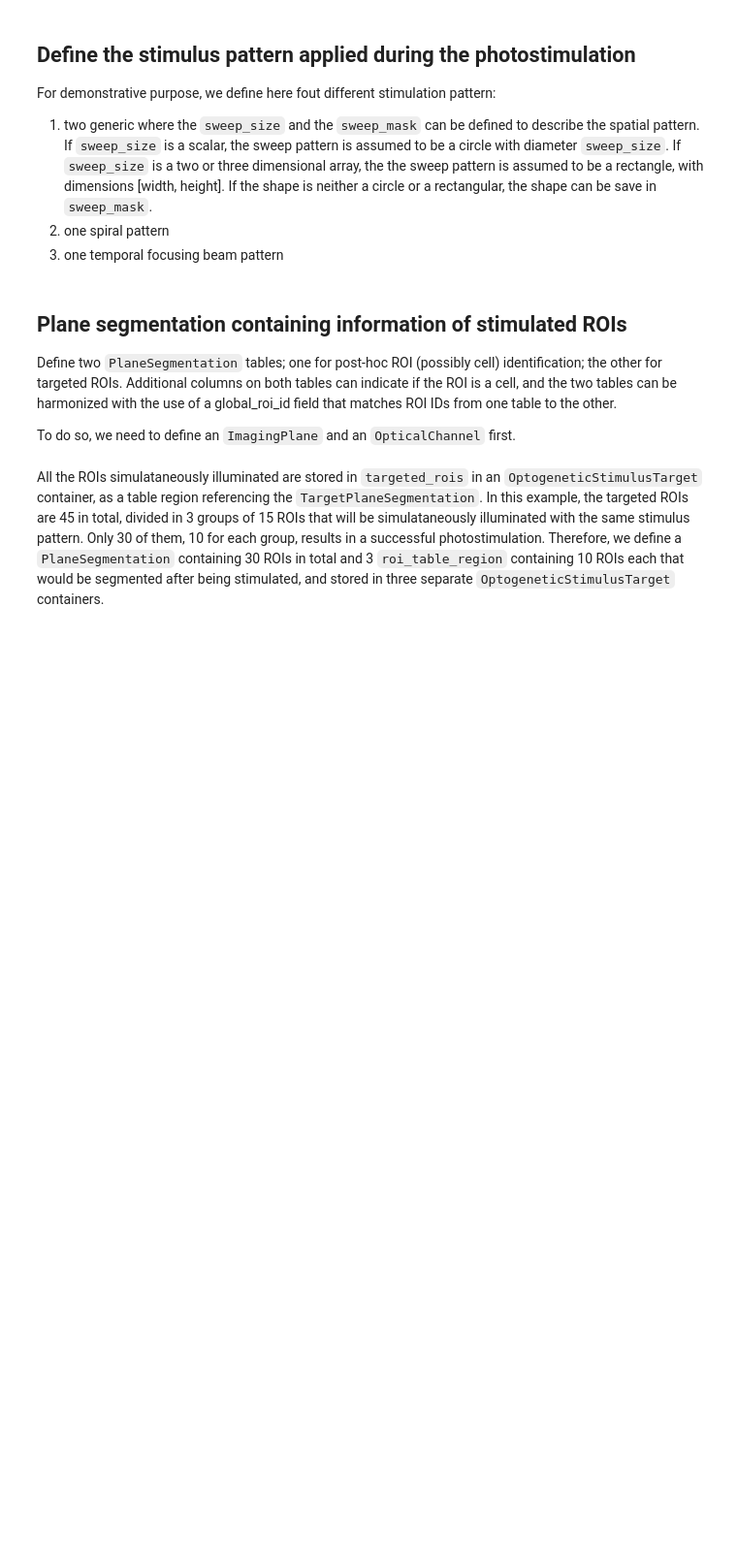
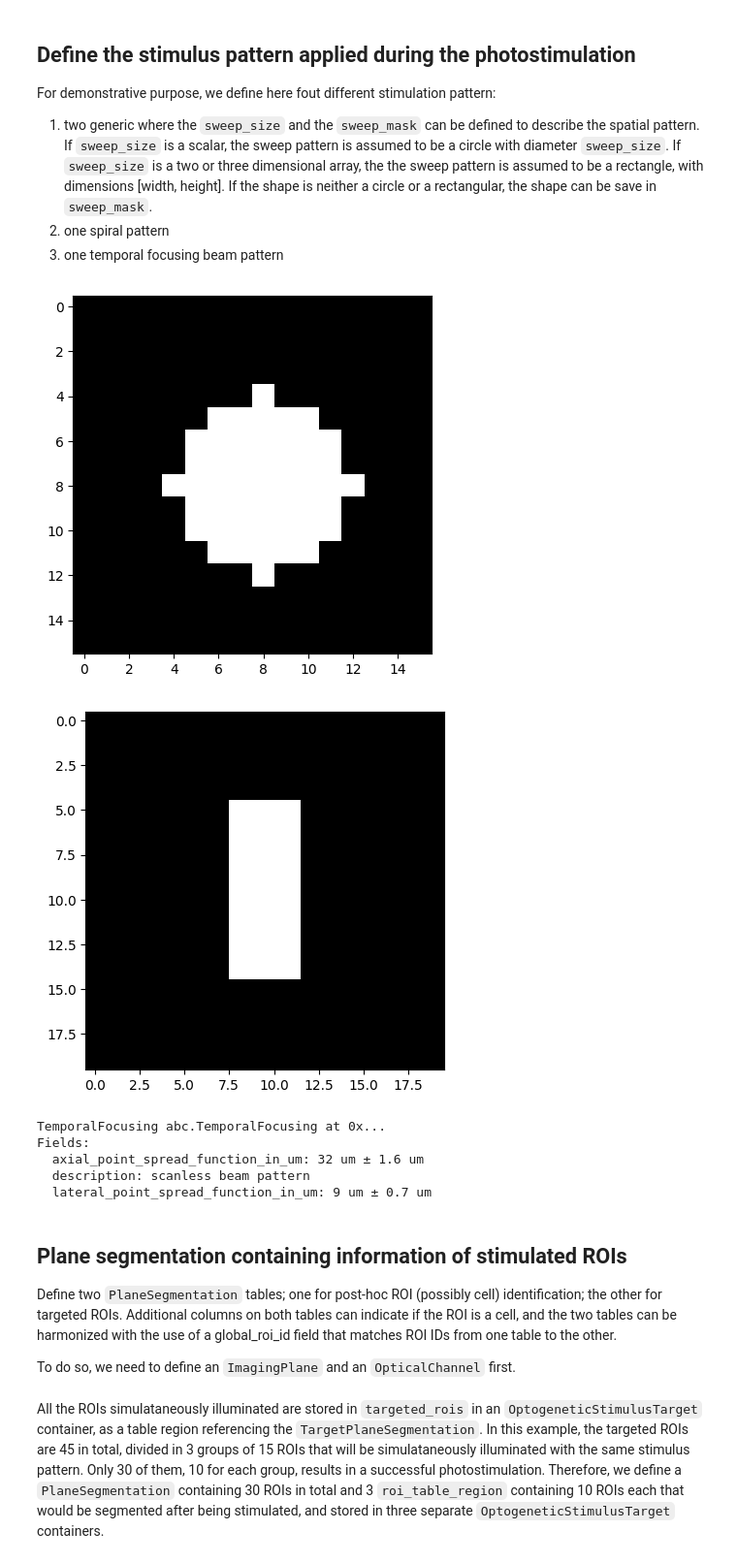
Before and after one commit to catalystneuro/ndx-patterned-ogen, a Jupyter notebook: tutorial_patterned_ogen.ipynb, the cells around one changed output. Shown at 97% size. Saved outputs shown, nothing was run; the diff lists cells and outputs as text; code cells hidden in the pictures; blank space fills up the shorter version.

```diff
--- a/tutorial_patterned_ogen.ipynb
+++ b/tutorial_patterned_ogen.ipynb
@@ -41,7 +41,7 @@ spatial_light_modulator = SpatialLightModulator2D(
     name="SpatialLightModulator2D",
     description="Generic description for the slm",
     manufacturer="slm manufacturer",
-    spatial_resolution=[512, 512],
+    spatial_resolution_in_px=[512, 512],
 )
 nwbfile.add_device(spatial_light_modulator)
 
@@ -50,13 +50,13 @@ light_source = LightSource(
     name="Laser",
     model="laser model",
     manufacturer="laser manufacturer",
-    stimulation_wavelength=1035.0,  # nm
+    stimulation_wavelength_in_nm=1035.0,  # nm
     filter_description="Short pass at 1040 nm",
     description="Generic description for the laser",
-    peak_power=70e-3,  # the peak power of stimulation in Watts
-    intensity=0.005,  # the intensity of excitation in W/mm^2
-    exposure_time=2.51e-13,  # the exposure time of the sample in seconds
-    pulse_rate=1 / 2.51e-13,  # the pulse rate of the laser is in Hz
+    peak_power_in_W=70e-3,  # the peak power of stimulation in Watts
+    intensity_in_W_per_m2=0.005,  # the intensity of excitation in W/mm^2
+    exposure_time_in_s=2.51e-13,  # the exposure time of the sample in seconds
+    pulse_rate_in_Hz=1 / 2.51e-13,  # the pulse rate of the laser is in Hz
 )
 nwbfile.add_device(light_source)
 
@@ -127,7 +145,7 @@ circular_image_mask_np = generate_image_mask_np(width=sweep_size[0]*2, height=sw
 generic_circular_pattern = OptogeneticStimulus2DPattern(
     name="CircularOptogeneticStimulusPattern",
     description="circular pattern",
-    sweep_size=sweep_size,  # um
+    sweep_size_in_um=sweep_size,  # um
     # sweep_mask=circular_image_mask_np,
 )
 nwbfile.add_lab_meta_data(generic_circular_pattern)
@@ -136,38 +154,46 @@ nwbfile.add_lab_meta_data(generic_circular_pattern)
 plt.imshow(circular_image_mask_np, cmap='gray')
 plt.show()
 
 sweep_size=[5,10]
 rectangular_image_mask_np = generate_image_mask_np(width=20, height=20, sweep_size_in_pizels=sweep_size)
 generic_rectangular_pattern = OptogeneticStimulus2DPattern(
     name="RectangularOptogeneticStimulusPattern",
     description="rectangular pattern",
-    sweep_size=sweep_size,  # um
+    sweep_size_in_um=sweep_size,  # um
     sweep_mask=rectangular_image_mask_np,
 )
 nwbfile.add_lab_meta_data(generic_rectangular_pattern)
 
 # Display the image mask using matplotlib
 plt.imshow(rectangular_image_mask_np, cmap='gray')
 plt.show()
 
 # metadata for spiral scanning pattern
 spiral_scanning = SpiralScanning(
     name="SpiralScanning",
-    diameter=15,  # um
-    height=10,  # um
+    diameter_in_um=15,  # um
+    height_in_um=10,  # um
     number_of_revolutions=5,
     description="scanning beam pattern",
 )
 nwbfile.add_lab_meta_data(spiral_scanning)
 
 # metadata for temporal focusing pattern
 temporal_focusing = TemporalFocusing(
     name="TemporalFocusing",
     description="scanless beam pattern",
-    lateral_point_spread_function="9 um ± 0.7 um",
-    axial_point_spread_function="32 um ± 1.6 um",
+    lateral_point_spread_function_in_um="9 um ± 0.7 um",
+    axial_point_spread_function_in_um="32 um ± 1.6 um",
 )
 nwbfile.add_lab_meta_data(temporal_focusing)
+# %% [output]
+[figure, added]
+[figure, added]
+TemporalFocusing abc.TemporalFocusing at 0x...
+Fields:
+  axial_point_spread_function_in_um: 32 um ± 1.6 um
+  description: scanless beam pattern
+  lateral_point_spread_function_in_um: 9 um ± 0.7 um
 # %% [markdown]
 ## Plane segmentation containing information of stimulated ROIs
 Define two `PlaneSegmentation` tables; one for post-hoc ROI (possibly cell) identification; the other for targeted ROIs. Additional columns on both tables can indicate if the ROI is a cell, and the two tables can be harmonized with the use of a global_roi_id field that matches ROI IDs from one table to the other.
```
Also changed, not shown: parts of 3 cells of this notebook, 4 other files.
